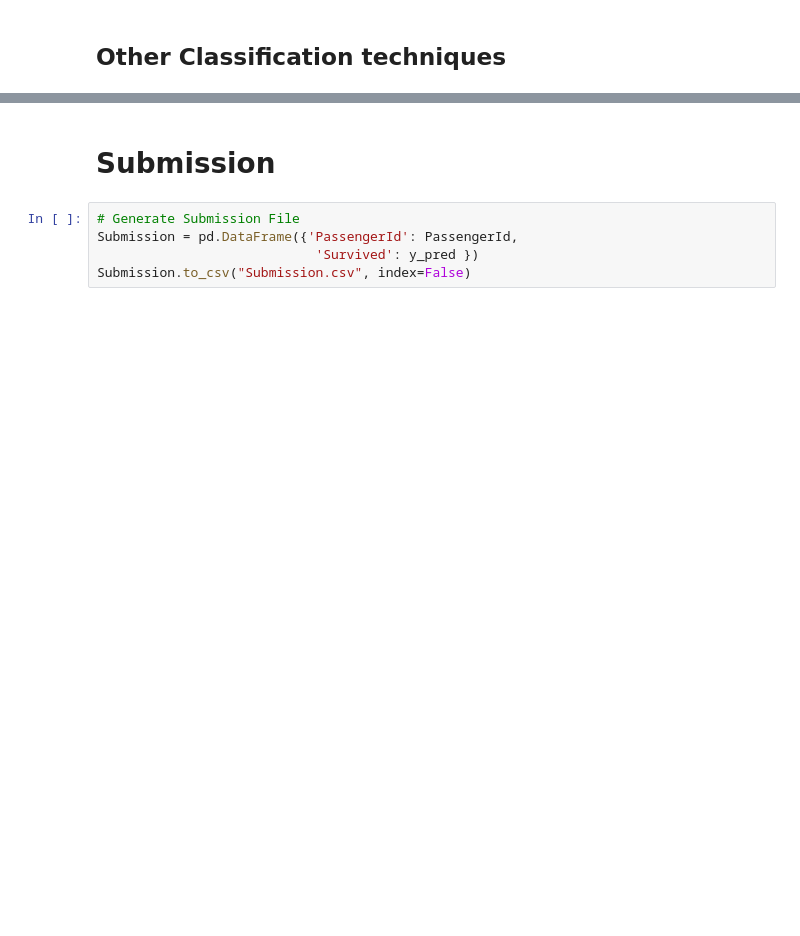
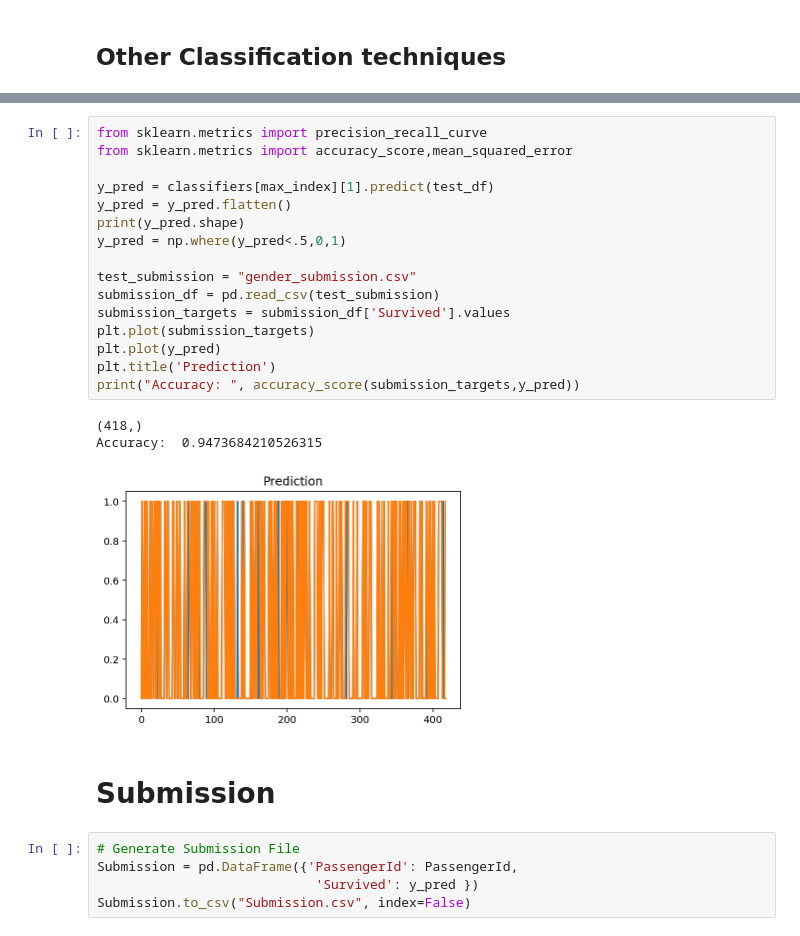
Before and after one commit to shriram2112/Deep-Machine-Learning---Kaggle-, a Jupyter notebook: Classification/titanic/Predict_Titanic_Survival.ipynb, the cells around one changed output, grey strips where cells are left out. Saved outputs shown, nothing was run; the diff lists cells and outputs as text; blank space fills up the shorter version.

```diff
--- a/Classification/titanic/Predict_Titanic_Survival.ipynb
+++ b/Classification/titanic/Predict_Titanic_Survival.ipynb
@@ -633,3 +641,23 @@ Text(0.5, 0, 'Accuracy')
+# %%
+from sklearn.metrics import precision_recall_curve
+from sklearn.metrics import accuracy_score,mean_squared_error
+
+y_pred = classifiers[max_index][1].predict(test_df)
+y_pred = y_pred.flatten()
+print(y_pred.shape)
+y_pred = np.where(y_pred<.5,0,1)
+
+test_submission = "gender_submission.csv"
+submission_df = pd.read_csv(test_submission)
+submission_targets = submission_df['Survived'].values
+plt.plot(submission_targets)
+plt.plot(y_pred)
+plt.title('Prediction')
+print("Accuracy: ", accuracy_score(submission_targets,y_pred))
+# %% [output]
+(418,)
+Accuracy:  0.9473684210526315
+[figure, added]
 # %% [markdown]
 # Submission <a class="anchor" id="thirteenth-bullet"></a>
 # %%
```
Also changed, not shown: parts of 7 cells of this notebook, 2 other files.
